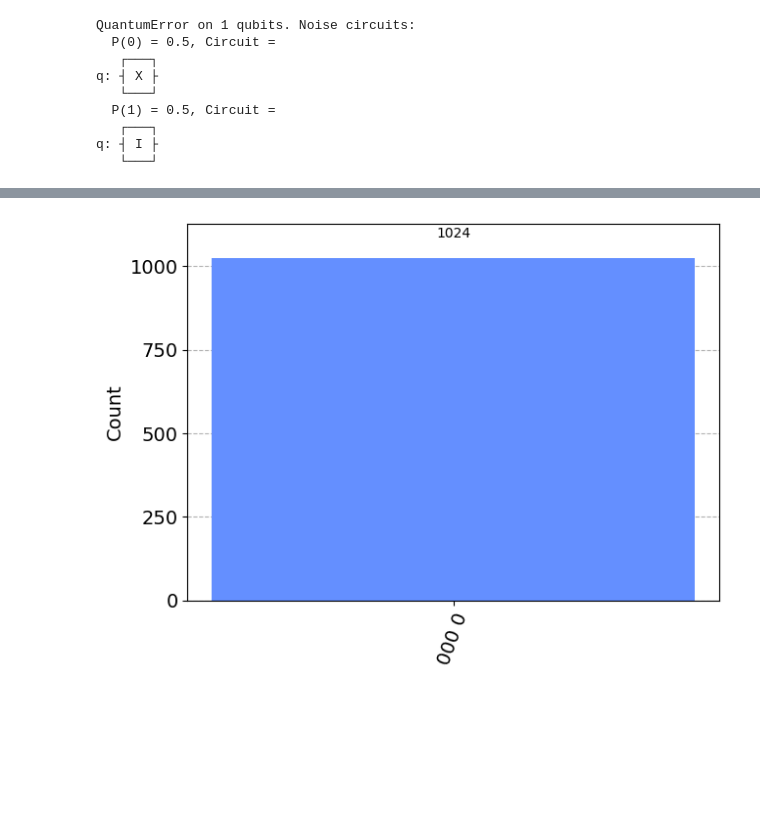
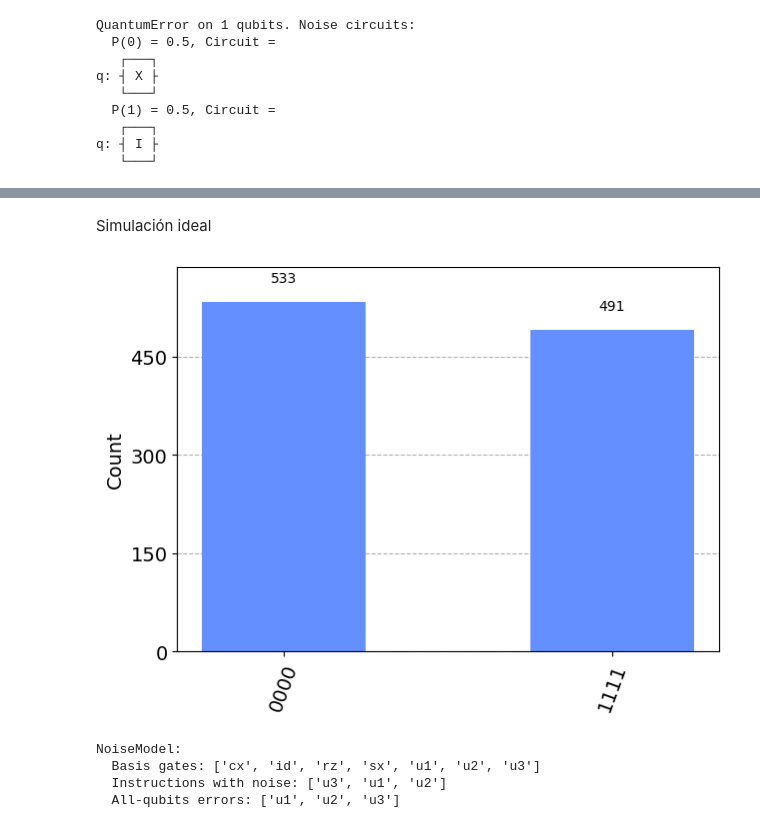
Before and after one commit to mikealiende/Laboratorio-3-Informacion-Cuantica, a Jupyter notebook: test2_noise_model.ipynb, the cells around one changed output, grey strips where cells are left out. Drawn from its saved outputs; the diff is of its cells as text; code cells hidden in the pictures; blank space fills up the shorter version.

```diff
--- a/test2_noise_model.ipynb
+++ b/test2_noise_model.ipynb
@@ -36,0 +26,8 @@ circuit.draw(output='mpl', style="clifford")
+# %%
+n_qubits = 4
+circ = QuantumCircuit(n_qubits)
+circ.h(0)
+for qubit in range(n_qubits - 1):
+    circ.cx(qubit, qubit + 1)
+circ.measure_all()
+circ.draw(output='mpl', style="clifford")
@@ -37,7 +36,35 @@ circuit.draw(output='mpl', style="clifford")
+# %% [markdown]
+Simulación ideal
 # %%
+# Ideal simulator and execution
 sim_ideal = AerSimulator()
-result_ideal = sim_ideal.run(circuit).result()
+result_ideal = sim_ideal.run(circ).result()
 plot_histogram(result_ideal.get_counts(0))
 # %% [output]
-[figure, old version]
+[figure, new version]
+# %%
+# Example error probabilities
+p_reset = 0.03
+p_meas = 0.1
+p_gate1 = 0.95
+
+# QuantumError objects
+#error_reset = pauli_error([('X', p_reset), ('I', 1 - p_reset)])
+#error_meas = pauli_error([('X',p_meas), ('I', 1 - p_meas)])
+error_gate1 = pauli_error([('X',p_gate1), ('I', 1 - p_gate1)])
+#error_gate2 = error_gate1.tensor(error_gate1)
+
+# Add errors to noise model
+noise_bit_flip = NoiseModel()
+#noise_bit_flip.add_all_qubit_quantum_error(error_reset, "reset")
+#noise_bit_flip.add_all_qubit_quantum_error(error_meas, "measure")
+noise_bit_flip.add_all_qubit_quantum_error(error_gate1, ["u1", "u2", "u3"])
+#noise_bit_flip.add_all_qubit_quantum_error(error_gate2, ["cx"])
+
+print(noise_bit_flip)
+# %% [output]
+NoiseModel:
+  Basis gates: ['cx', 'id', 'rz', 'sx', 'u1', 'u2', 'u3']
+  Instructions with noise: ['u3', 'u1', 'u2']
+  All-qubits errors: ['u1', 'u2', 'u3']
 # %%
```
Also changed, not shown: parts of 6 cells of this notebook, 1 other file.
